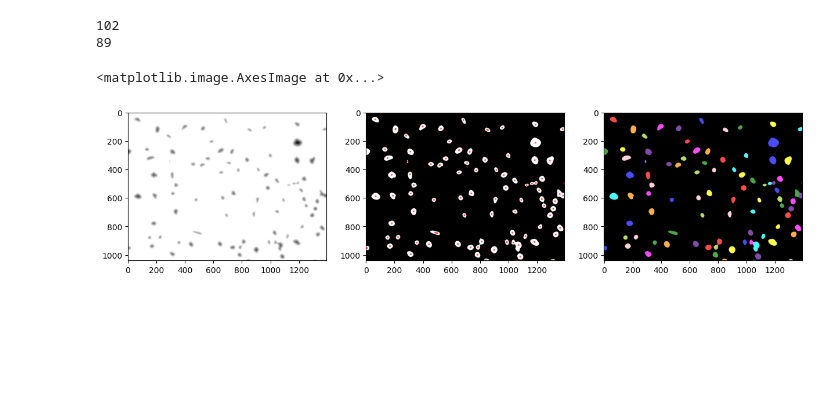
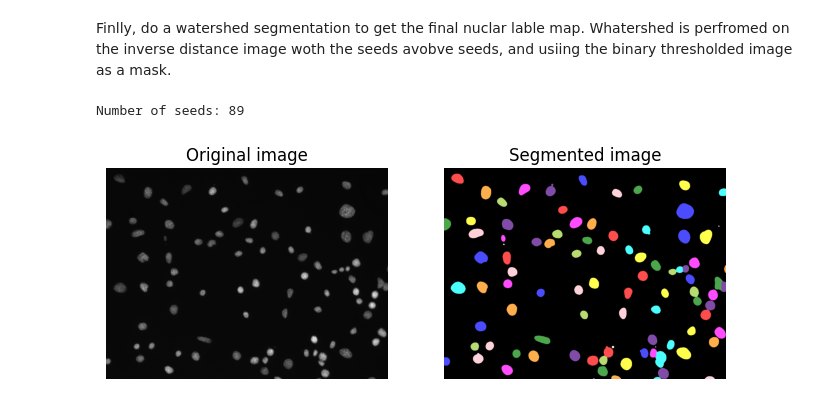
Before and after one commit to rishvanth-kp/img_analysis_with_py, a Jupyter notebook: in_progress/ch7_putting_it_all_together.ipynb, the cells around one changed output. Cells and saved outputs as stored; diff of their text form; code cells hidden in the pictures; blank space fills up the shorter version.

```diff
--- a/in_progress/ch7_putting_it_all_together.ipynb
+++ b/in_progress/ch7_putting_it_all_together.ipynb
@@ -0,0 +48,8 @@
+# %%
+# Smooth the image with a gaussion filter
+nuc_smooth = ski.filters.gaussian(nuc, sigma = nuc_gaussian_sigma)
+
+fig, ax =  plt.subplots(figsize = (4, 4))
+ax.imshow(nuc_smooth, cmap = 'gray')
+ax.set_title('Smoothed image')
+ax.set_axis_off()
@@ -0,0 +78,9 @@
+# %%
+# remove unwanted spots by erosion
+nuc_erosion_se = ski.morphology.ellipse(nuc_erosion_radius, nuc_erosion_radius)
+nuc_erode = ski.morphology.binary_erosion(nuc_binary, nuc_erosion_se)
+
+fig, ax =  plt.subplots(figsize = (4, 4))
+ax.imshow(nuc_erode, cmap = 'gray')
+ax.set_title('Eroded image')
+ax.set_axis_off()
@@ -1,43 +130,26 @@
+# %% [markdown]
+Finlly, do a watershed segmentation to get the final nuclar lable map.
+Whatershed is perfromed on the inverse distance image woth the seeds avobve seeds,
+and usiing the binary thresholded image as a mask.
 # %%
-# Load the required libraries
-import skimage as ski
-import numpy as np
-import matplotlib.pyplot as plt
+# Watershed segmentation
+label_img = ski.segmentation.watershed(nuc_dist,
+    markers = nuc_seed_label, mask = nuc_binary)
 
-from scipy import ndimage as ndi
+# Overlay the segmented labels for visualization
+overlay = ski.color.label2rgb(label_img, nuc_binary,
+    alpha = 0.7, bg_color = None)
 
-nuc = ski.io.imread("data/F01_202w2.TIF")
-nuc_smooth = ski.filters.gaussian(nuc, sigma = 2)
-nuc_binary = nuc_smooth > ski.filters.threshold_triangle(nuc_smooth)
-
-se = ski.morphology.ellipse(5, 5)
-nuc_erode = ski.morphology.binary_erosion(nuc_binary, se)
-
-nuc_dist = -ndi.distance_transform_edt(nuc_erode)
-nuc_seed = ski.morphology.h_minima(nuc_dist, h = 1)
-
-nuc_seed_big = ski.morphology.binary_dilation(nuc_seed, se)
-nuc_label_big = ski.morphology.label(nuc_seed_big)
-overlay_seed = ski.color.label2rgb(
-    nuc_label_big, nuc_erode, alpha=0.7, bg_label=0, bg_color=None, colors=[(1, 0, 0)]
-)
-
-nuc_label = ski.morphology.label(nuc_seed)
-print(nuc_label.max())
-
-
-label_img = ski.segmentation.watershed(nuc_dist, markers = nuc_label_big,  mask =  nuc_erode)
-overlay = ski.color.label2rgb(
-    label_img, nuc_erode, alpha=0.7, bg_color=None)
-print(label_img.max())
+print('Number of seeds: ' + str(label_img.max()))
 
 # Plot the images
-fig, ax =  plt.subplots(1, 3, figsize = (15, 5))
-ax[0].imshow(nuc_dist, cmap = 'gray')
-ax[1].imshow(overlay_seed)
-ax[2].imshow(overlay)
+fig, ax =  plt.subplots(1, 2, figsize = (8, 4))
+ax[0].imshow(nuc, cmap = 'gray')
+ax[0].set_title('Original image')
+ax[1].imshow(overlay)
+ax[1].set_title('Segmented image')
+for a in ax:
+    a.set_axis_off()
 # %% [output]
-102
-89
+Number of seeds: 89
-<matplotlib.image.AxesImage at 0x...>
-[figure, old version]
+[figure, new version]
```
Also changed, not shown: parts of 30 cells of this notebook.
